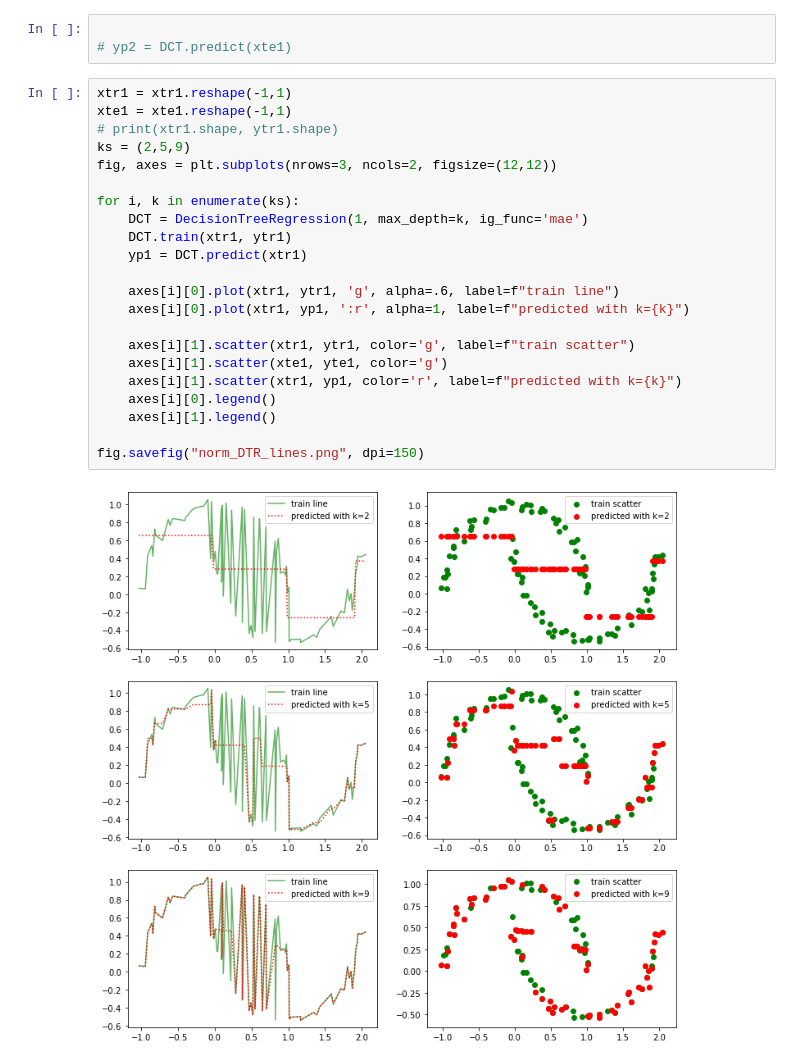
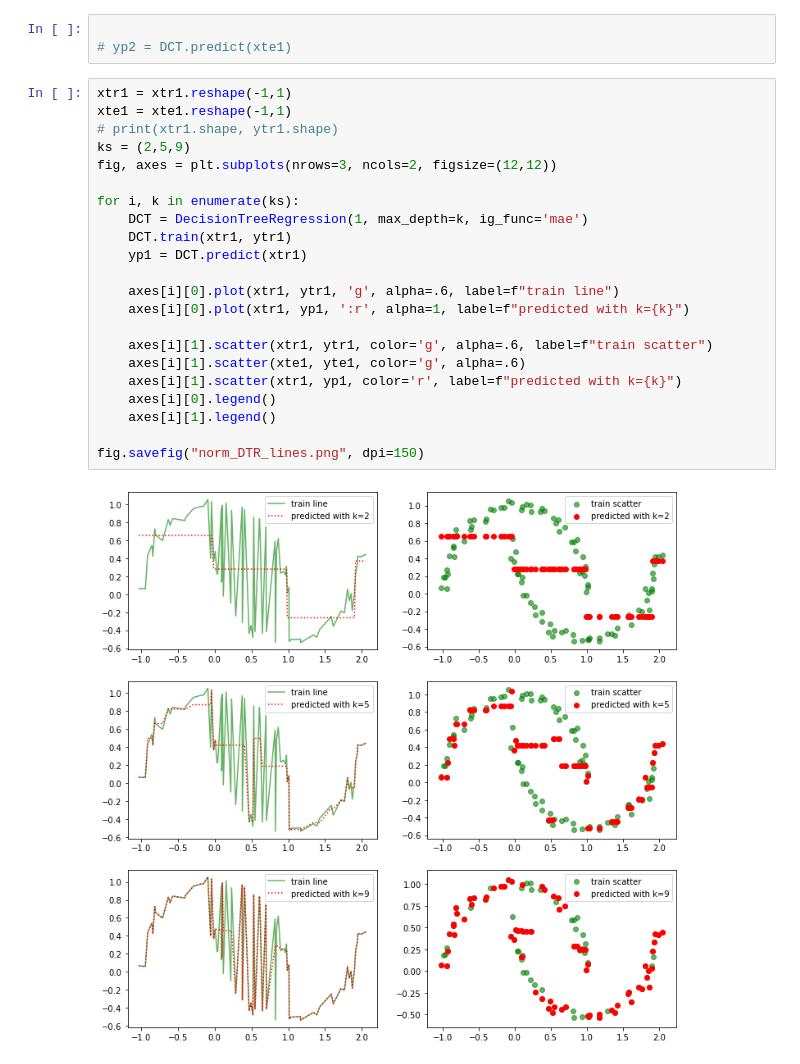
Before and after one commit to newmancu/ML_tests, a Jupyter notebook: ML/Trees/DecisionTreeRegressionNorm.ipynb, the cells around one changed output. Saved outputs shown, nothing was run; the diff lists cells and outputs as text.

```diff
--- a/ML/Trees/DecisionTreeRegressionNorm.ipynb
+++ b/ML/Trees/DecisionTreeRegressionNorm.ipynb
@@ -252,24 +252,24 @@ yte1 = yt[:, 1]
 # %%
 xtr1 = xtr1.reshape(-1,1)
 xte1 = xte1.reshape(-1,1)
 # print(xtr1.shape, ytr1.shape)
 ks = (2,5,9)
 fig, axes = plt.subplots(nrows=3, ncols=2, figsize=(12,12))
 
 for i, k in enumerate(ks):
     DCT = DecisionTreeRegression(1, max_depth=k, ig_func='mae')
     DCT.train(xtr1, ytr1)
     yp1 = DCT.predict(xtr1)
 
     axes[i][0].plot(xtr1, ytr1, 'g', alpha=.6, label=f"train line")
     axes[i][0].plot(xtr1, yp1, ':r', alpha=1, label=f"predicted with k={k}")
 
-    axes[i][1].scatter(xtr1, ytr1, color='g', label=f"train scatter")
-    axes[i][1].scatter(xte1, yte1, color='g')
+    axes[i][1].scatter(xtr1, ytr1, color='g', alpha=.6, label=f"train scatter")
+    axes[i][1].scatter(xte1, yte1, color='g', alpha=.6)
     axes[i][1].scatter(xtr1, yp1, color='r', label=f"predicted with k={k}")
     axes[i][0].legend()
     axes[i][1].legend()
 
 fig.savefig("norm_DTR_lines.png", dpi=150)
 # %% [output]
-[figure, old version]
+[figure, new version]
```
